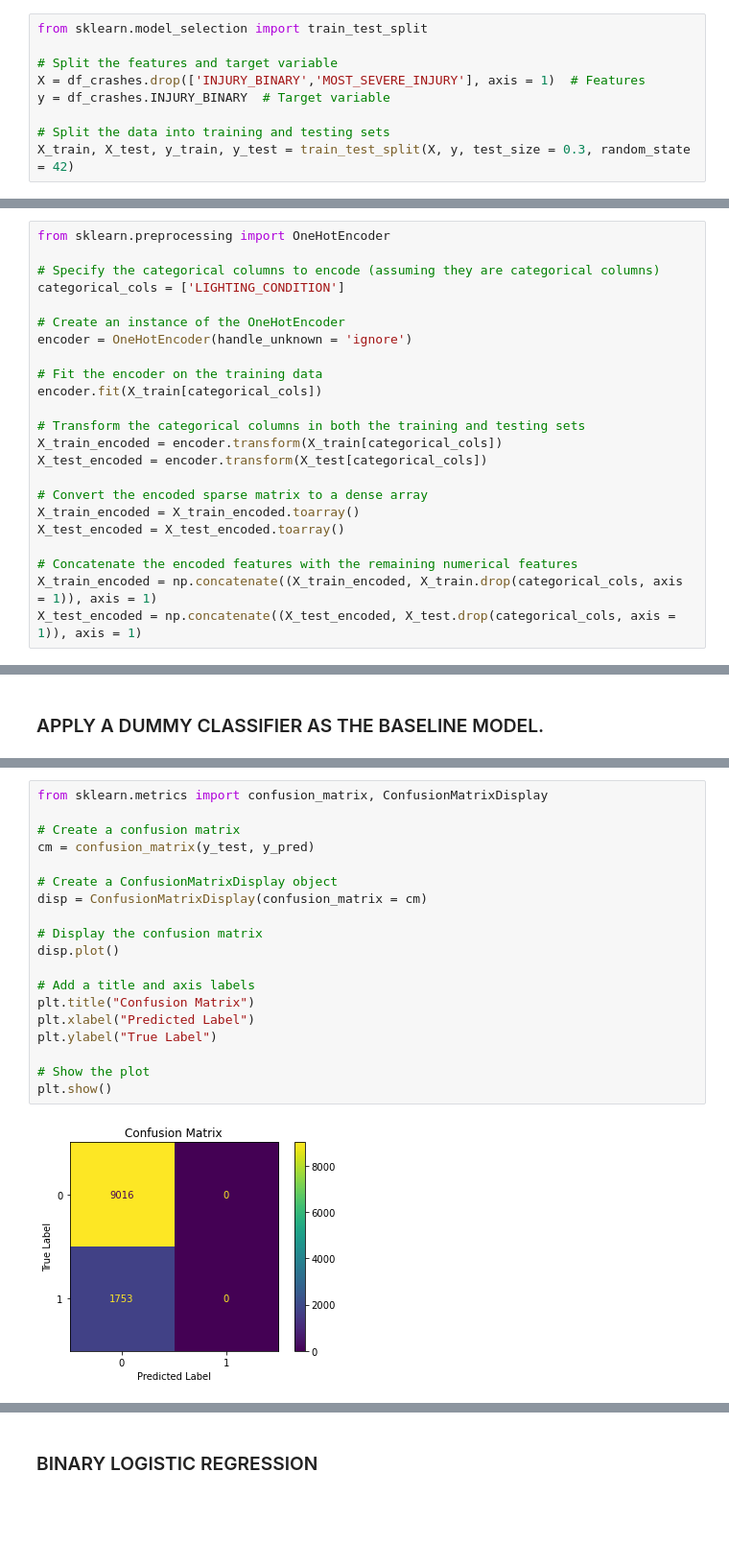
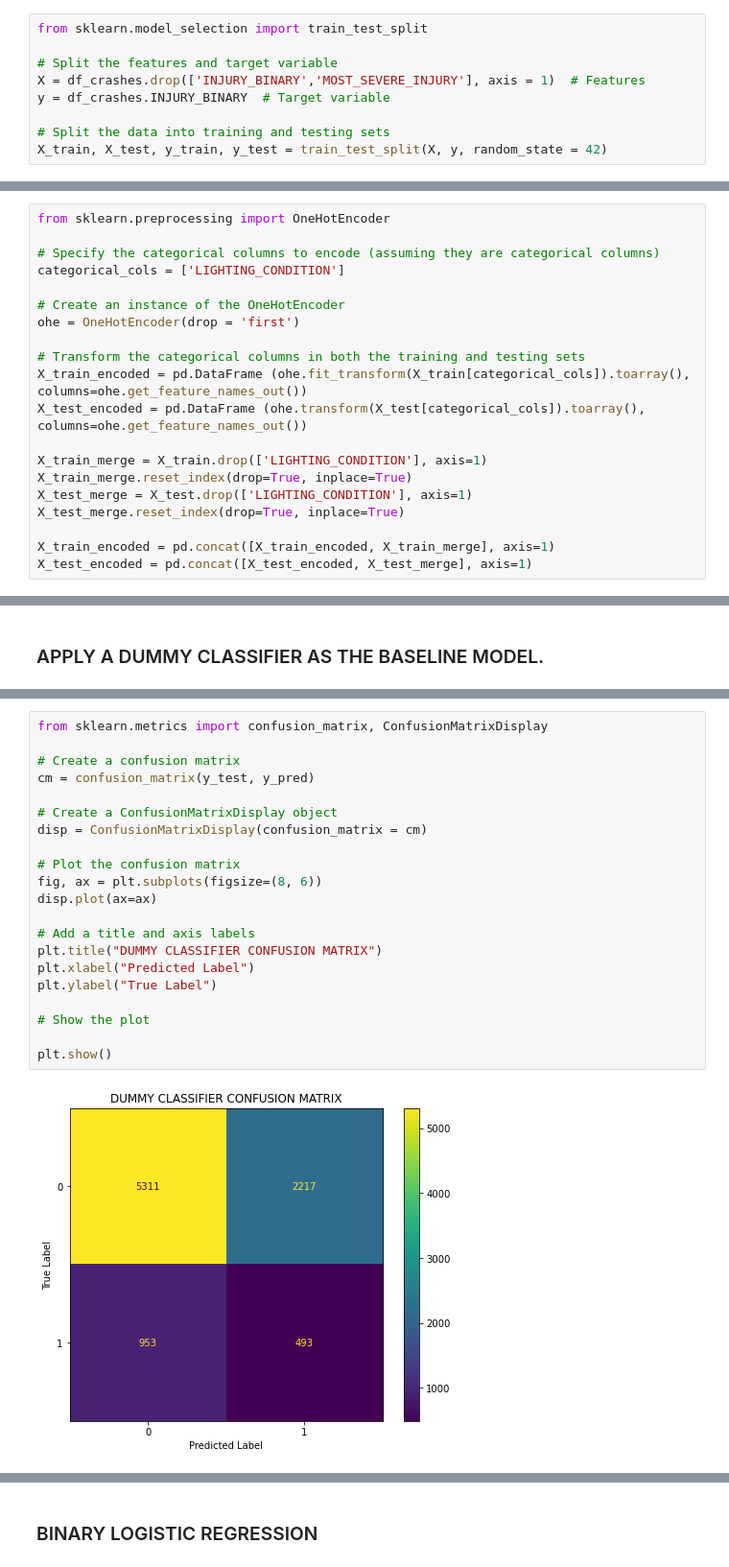
Before and after one commit to SangyunT/Chicago_Car_Crashes_Classification, a Jupyter notebook: index.ipynb, the cells around one changed output, grey strips where cells are left out. Shown at 96% size. Drawn from its saved outputs; the diff is of its cells as text; blank space fills up the shorter version.

```diff
--- a/index.ipynb
+++ b/index.ipynb
@@ -295,4 +299,4 @@ X = df_crashes.drop(['INJURY_BINARY','MOST_SEVERE_INJURY'], axis = 1)  # Feature
 y = df_crashes.INJURY_BINARY  # Target variable
 
 # Split the data into training and testing sets
-X_train, X_test, y_train, y_test = train_test_split(X, y, test_size = 0.3, random_state = 42)
+X_train, X_test, y_train, y_test = train_test_split(X, y, random_state = 42)
@@ -307,20 +309,17 @@ from sklearn.preprocessing import OneHotEncoder
 categorical_cols = ['LIGHTING_CONDITION']
 
 # Create an instance of the OneHotEncoder
-encoder = OneHotEncoder(handle_unknown = 'ignore')
-
-# Fit the encoder on the training data
-encoder.fit(X_train[categorical_cols])
+ohe = OneHotEncoder(drop = 'first')
 
 # Transform the categorical columns in both the training and testing sets
-X_train_encoded = encoder.transform(X_train[categorical_cols])
-X_test_encoded = encoder.transform(X_test[categorical_cols])
+X_train_encoded = pd.DataFrame (ohe.fit_transform(X_train[categorical_cols]).toarray(), columns=ohe.get_feature_names_out())
+X_test_encoded = pd.DataFrame (ohe.transform(X_test[categorical_cols]).toarray(), columns=ohe.get_feature_names_out())
 
-# Convert the encoded sparse matrix to a dense array
-X_train_encoded = X_train_encoded.toarray()
-X_test_encoded = X_test_encoded.toarray()
+X_train_merge = X_train.drop(['LIGHTING_CONDITION'], axis=1)
+X_train_merge.reset_index(drop=True, inplace=True)
+X_test_merge = X_test.drop(['LIGHTING_CONDITION'], axis=1)
+X_test_merge.reset_index(drop=True, inplace=True)
 
-# Concatenate the encoded features with the remaining numerical features
-X_train_encoded = np.concatenate((X_train_encoded, X_train.drop(categorical_cols, axis = 1)), axis = 1)
-X_test_encoded = np.concatenate((X_test_encoded, X_test.drop(categorical_cols, axis = 1)), axis = 1)
+X_train_encoded = pd.concat([X_train_encoded, X_train_merge], axis=1)
+X_test_encoded = pd.concat([X_test_encoded, X_test_merge], axis=1)
 # %% [markdown]
@@ -362,22 +361,24 @@ weighted avg       0.70      0.84      0.76     10769
 # %%
 from sklearn.metrics import confusion_matrix, ConfusionMatrixDisplay
 
 # Create a confusion matrix
 cm = confusion_matrix(y_test, y_pred)
 
 # Create a ConfusionMatrixDisplay object
 disp = ConfusionMatrixDisplay(confusion_matrix = cm)
 
-# Display the confusion matrix
-disp.plot()
+# Plot the confusion matrix
+fig, ax = plt.subplots(figsize=(8, 6))
+disp.plot(ax=ax)
 
 # Add a title and axis labels
-plt.title("Confusion Matrix")
+plt.title("DUMMY CLASSIFIER CONFUSION MATRIX")
 plt.xlabel("Predicted Label")
 plt.ylabel("True Label")
 
 # Show the plot
+
 plt.show()
 # %% [output]
-[figure, old version]
+[figure, new version]
 # %% [markdown]
```
Also changed, not shown: parts of 64 cells of this notebook.
